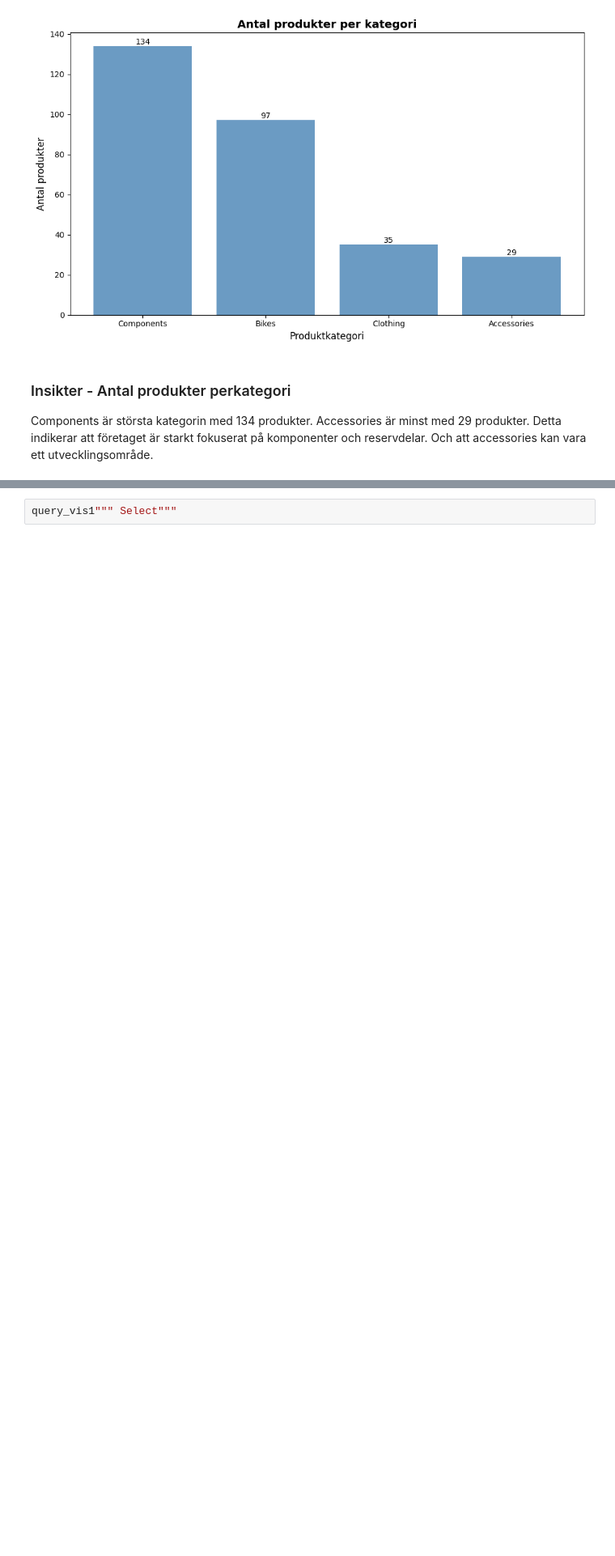
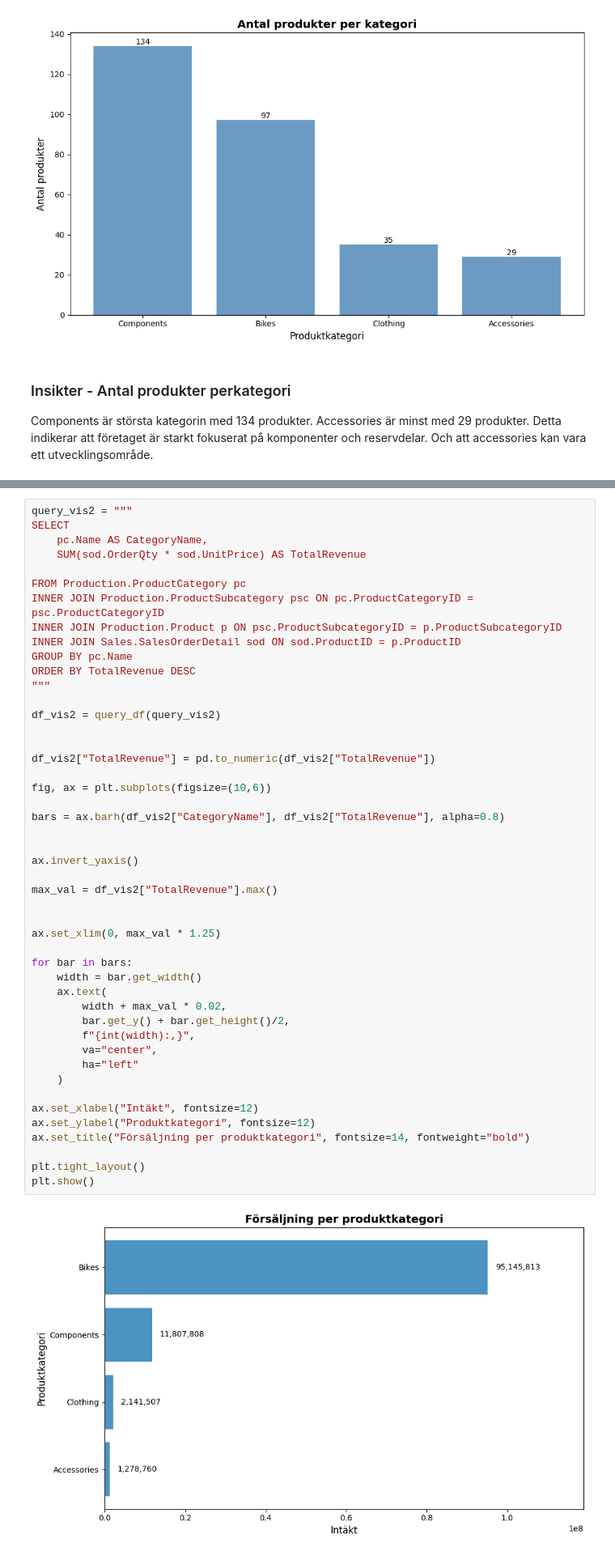
Before and after one commit to Henri1979/AdventureWorksAnalys, a Jupyter notebook: notebooks/analys.ipynb, the cells around one changed output, grey strips where cells are left out. Shown at 81% size. Saved outputs shown, nothing was run; the diff lists cells and outputs as text; blank space fills up the shorter version.

Commit message:
added vis2 försäljning per produktkategori

```diff
--- a/notebooks/analys.ipynb
+++ b/notebooks/analys.ipynb
@@ -117,2 +117,49 @@ Analysera resultatet
 # %%
-query_vis1""" Select"""
+query_vis2 = """
+SELECT
+    pc.Name AS CategoryName,
+    SUM(sod.OrderQty * sod.UnitPrice) AS TotalRevenue
+
+FROM Production.ProductCategory pc
+INNER JOIN Production.ProductSubcategory psc ON pc.ProductCategoryID = psc.ProductCategoryID
+INNER JOIN Production.Product p ON psc.ProductSubcategoryID = p.ProductSubcategoryID
+INNER JOIN Sales.SalesOrderDetail sod ON sod.ProductID = p.ProductID
+GROUP BY pc.Name
+ORDER BY TotalRevenue DESC
+"""
+
+df_vis2 = query_df(query_vis2)
+
+
+df_vis2["TotalRevenue"] = pd.to_numeric(df_vis2["TotalRevenue"])
+
+fig, ax = plt.subplots(figsize=(10,6))
+
+bars = ax.barh(df_vis2["CategoryName"], df_vis2["TotalRevenue"], alpha=0.8)
+
+
+ax.invert_yaxis()
+
+max_val = df_vis2["TotalRevenue"].max()
+
+
+ax.set_xlim(0, max_val * 1.25)
+
+for bar in bars:
+    width = bar.get_width()
+    ax.text(
+        width + max_val * 0.02,
+        bar.get_y() + bar.get_height()/2,
+        f"{int(width):,}",
+        va="center",
+        ha="left"
+    )
+
+ax.set_xlabel("Intäkt", fontsize=12)
+ax.set_ylabel("Produktkategori", fontsize=12)
+ax.set_title("Försäljning per produktkategori", fontsize=14, fontweight="bold")
+
+plt.tight_layout()
+plt.show()
+# %% [output]
+[figure, added]
```
Also changed, not shown: parts of 3 cells of this notebook, 1 other file.
